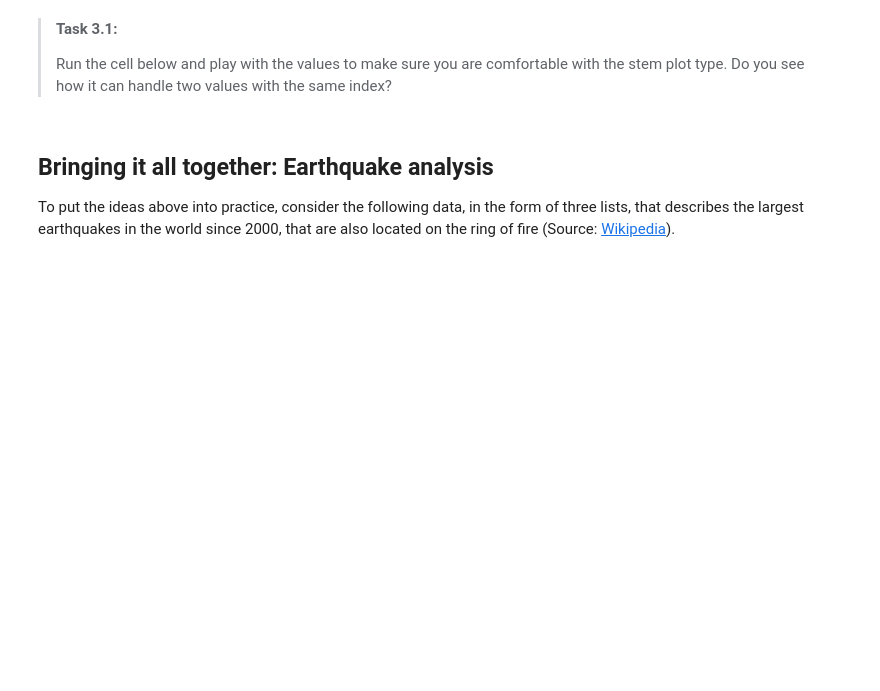
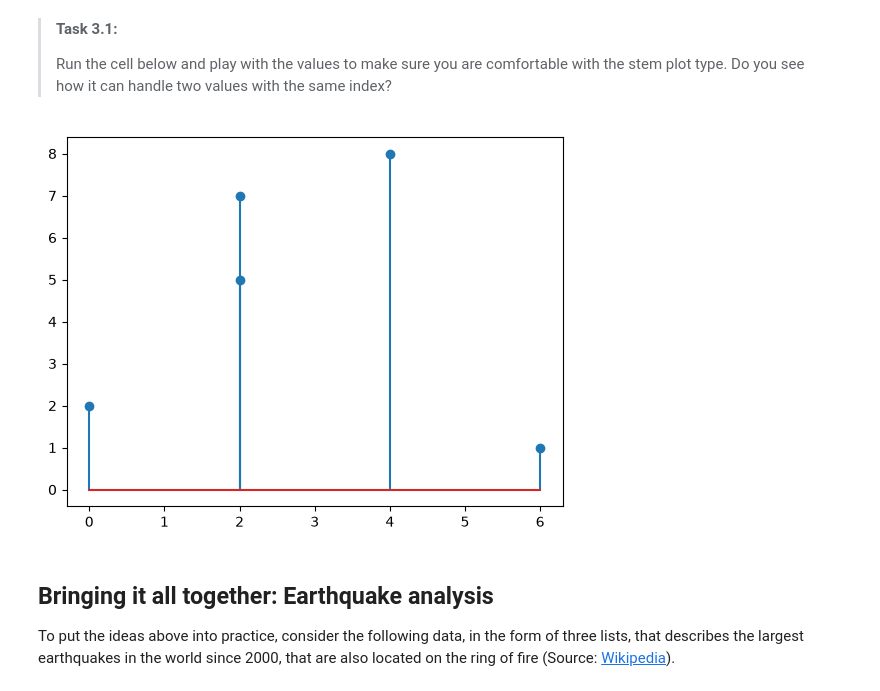
Before and after one commit to vy4syv4s/Week2.3, a Jupyter notebook: 3_stem_plots.ipynb, the cells around one changed output. Cells and saved outputs as stored; diff of their text form; code cells hidden in the pictures; blank space fills up the shorter version.

```diff
--- a/3_stem_plots.ipynb
+++ b/3_stem_plots.ipynb
@@ -12,8 +12,10 @@ You have probably used the matplotlib plot types `plot`, `hist` and `scatter` fr
 # %%
 value = [2, 7, 5, 1, 8]
 index = [0, 2, 2, 6, 4]
-plt.plot(index, value, 'o')
+# plt.plot(index, value, 'o')
 plt.stem(index, value);
+# %% [output]
+[figure, added]
 # %% [markdown]
 ## Bringing it all together: Earthquake analysis
 
```
Also changed, not shown: parts of 3 cells of this notebook, 2 other files.
